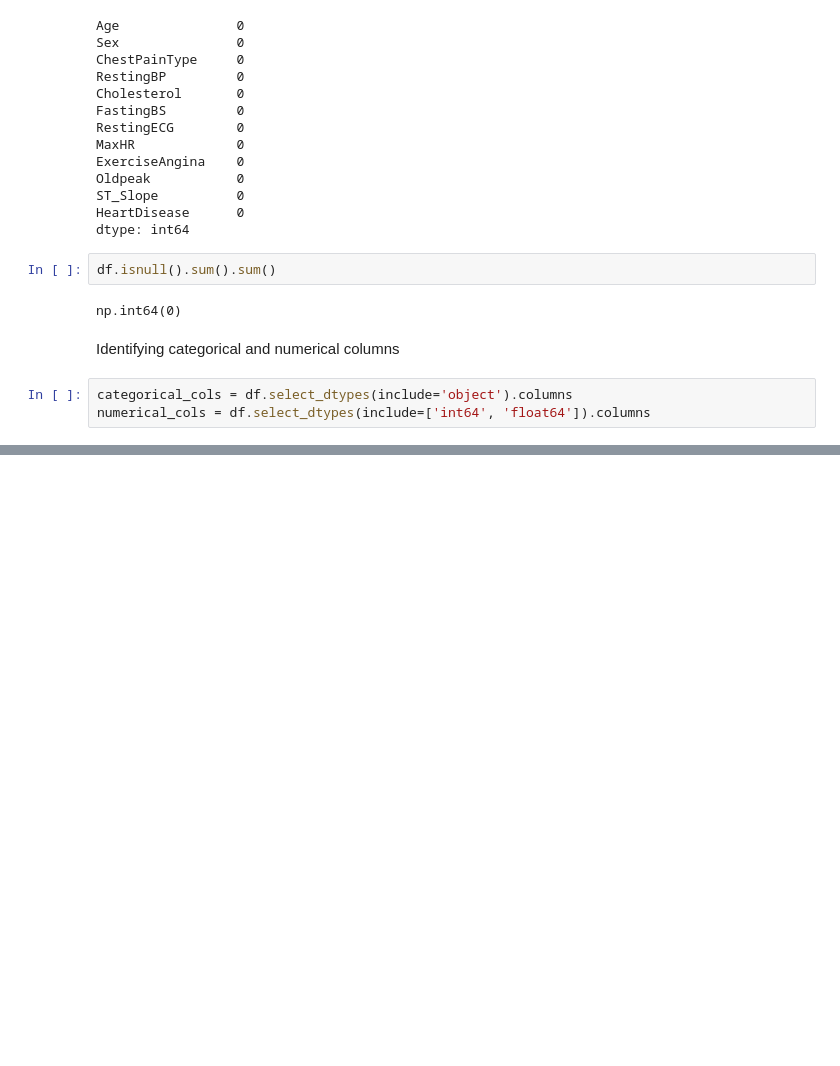
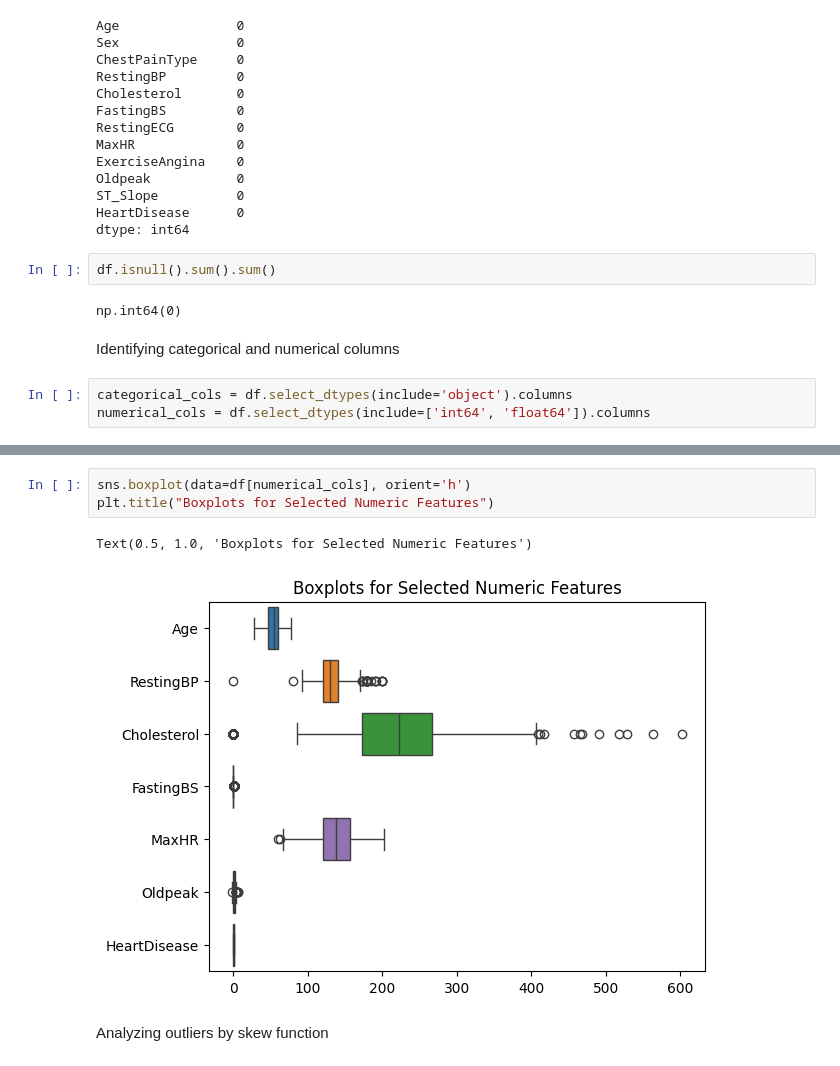
Before and after one commit to abukhalidsiddique/Heart_Failure_Prediction, a Jupyter notebook: Index.ipynb, the cells around one changed output, grey strips where cells are left out. Saved outputs shown, nothing was run; the diff lists cells and outputs as text; blank space fills up the shorter version.

```diff
--- a/Index.ipynb
+++ b/Index.ipynb
@@ -109,0 +121,8 @@ numerical_cols = df.select_dtypes(include=['int64', 'float64']).columns
+# %%
+sns.boxplot(data=df[numerical_cols], orient='h')
+plt.title("Boxplots for Selected Numeric Features")
+# %% [output]
+Text(0.5, 1.0, 'Boxplots for Selected Numeric Features')
+[figure, added]
+# %% [markdown]
+Analyzing outliers by skew function
```
Also changed, not shown: parts of 4 cells of this notebook.
